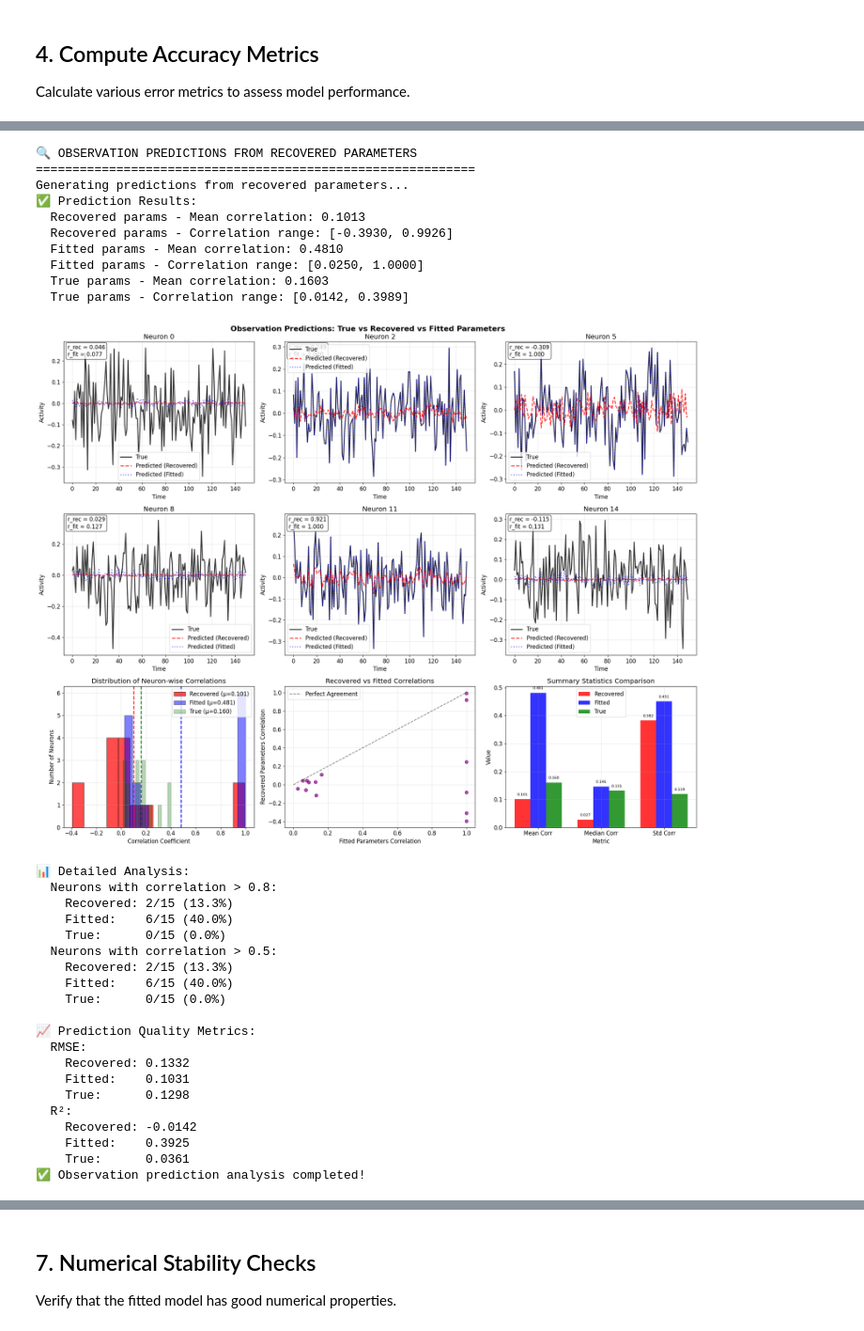
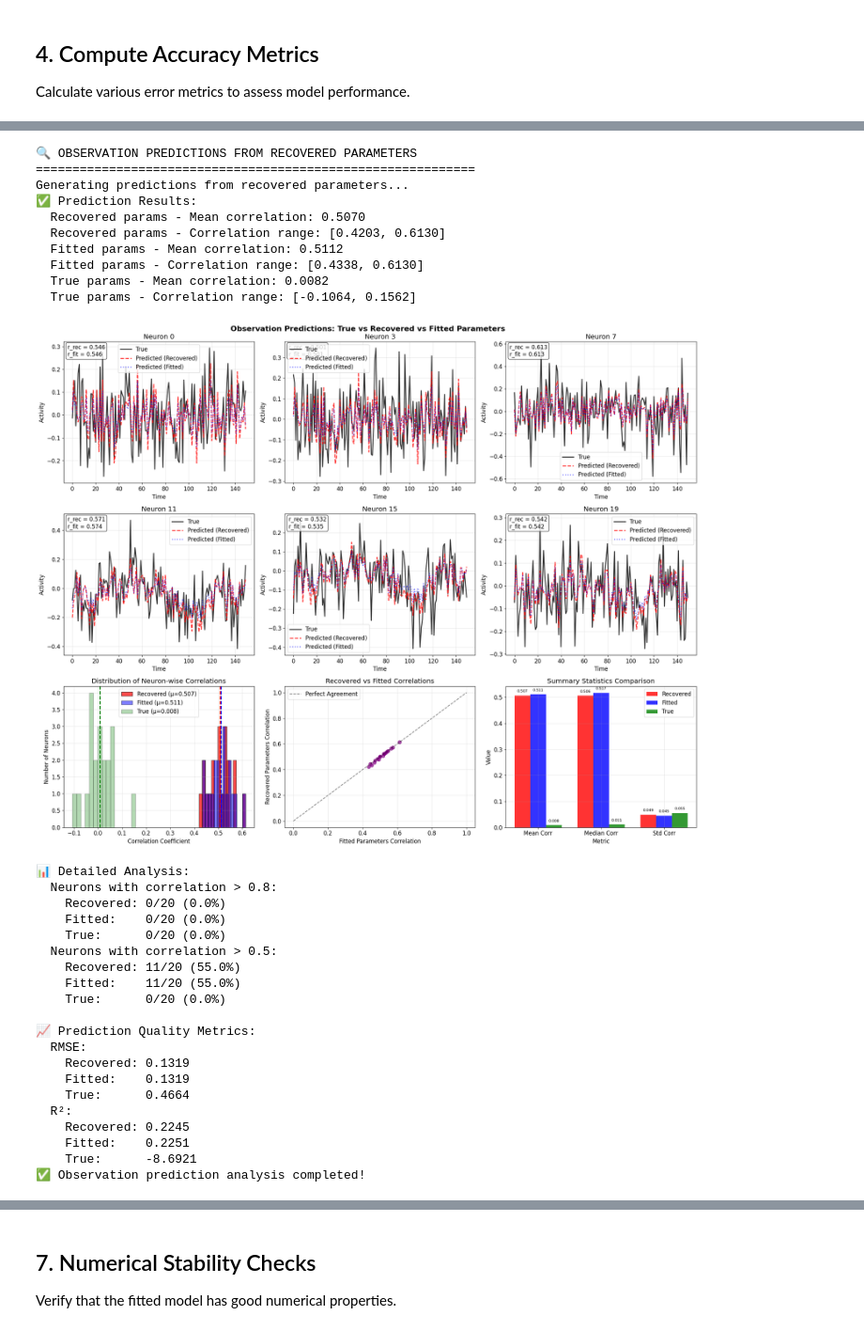
Before and after one commit to kasherri/CTDS, a Jupyter notebook: ctds_model_validation.ipynb, the cells around one changed output, grey strips where cells are left out. Shown at 94% size. Drawn from its saved outputs; the diff is of its cells as text; code cells hidden in the pictures.

```diff
--- a/ctds_model_validation.ipynb
+++ b/ctds_model_validation.ipynb
@@ -75,8 +75,8 @@ We'll create a small, stable dynamical system with Dale's law constraints:
 - **Time steps**: T = 200
 # %%
 # Define dimensions and structure
-D = 6  # Total state dimension
-N = 15  # Number of observed neurons
+D = 4  # Total state dimension
+N = 20  # Number of observed neurons
 T = 200  # Number of time steps
 K = 2  # Number of cell types
 key = jr.PRNGKey(0)  # Random key for reproducibility
@@ -519,8 +545,8 @@ print("Generating predictions from recovered parameters...")
 # Use the fitted latent states but with recovered emission matrix
 obs_pred_recovered = states_fitted @ C_rec.T  # Predict using recovered C
 obs_pred_fitted = states_fitted @ params_fitted.emissions.weights.T  # Predict using fitted C
-obs_pred_true = states_true @ C_true.T  # Predict using true C and true states
-#obs_pred_true =observations
+#obs_pred_true = states_true @ C_true.T  # Predict using true C and true states
+obs_pred_true =observations
 # Compute correlation coefficients between true and predicted observations
 def compute_correlations(y_true, y_pred):
     """Compute correlation coefficient for each neuron"""
@@ -648,57 +674,57 @@ print(f"    True:      {jnp.sum(corr_true > 0.8)}/{N} ({100*jnp.mean(corr_true >
 print(f"  Neurons with correlation > 0.5:")
 print(f"    Recovered: {jnp.sum(corr_recovered > 0.5)}/{N} ({100*jnp.mean(corr_recovered > 0.5):.1f}%)")
 print(f"    Fitted:    {jnp.sum(corr_fitted > 0.5)}/{N} ({100*jnp.mean(corr_fitted > 0.5):.1f}%)")
 print(f"    True:      {jnp.sum(corr_true > 0.5)}/{N} ({100*jnp.mean(corr_true > 0.5):.1f}%)")
 
 # Compute RMSE and R² for all parameter sets
 rmse_recovered = jnp.sqrt(jnp.mean((obs_pred_recovered - train_obs)**2))
 rmse_fitted = jnp.sqrt(jnp.mean((obs_pred_fitted - train_obs)**2))
 rmse_true = jnp.sqrt(jnp.mean((obs_pred_true - train_obs)**2))
 
 r2_recovered = compute_r_squared(train_obs.flatten(), obs_pred_recovered.flatten())
 r2_fitted = compute_r_squared(train_obs.flatten(), obs_pred_fitted.flatten())
 r2_true = compute_r_squared(train_obs.flatten(), obs_pred_true.flatten())
 
 print(f"\n📈 Prediction Quality Metrics:")
 print(f"  RMSE:")
 print(f"    Recovered: {rmse_recovered:.4f}")
 print(f"    Fitted:    {rmse_fitted:.4f}")
 print(f"    True:      {rmse_true:.4f}")
 print(f"  R²:")
 print(f"    Recovered: {r2_recovered:.4f}")
 print(f"    Fitted:    {r2_fitted:.4f}")
 print(f"    True:      {r2_true:.4f}")
 
 print("✅ Observation prediction analysis completed!")
 # %% [output]
 🔍 OBSERVATION PREDICTIONS FROM RECOVERED PARAMETERS
 ============================================================
 Generating predictions from recovered parameters...
 ✅ Prediction Results:
-  Recovered params - Mean correlation: 0.1013
-  Recovered params - Correlation range: [-0.3930, 0.9926]
-  Fitted params - Mean correlation: 0.4810
-  Fitted params - Correlation range: [0.0250, 1.0000]
-  True params - Mean correlation: 0.1603
-  True params - Correlation range: [0.0142, 0.3989]
+  Recovered params - Mean correlation: 0.5070
+  Recovered params - Correlation range: [0.4203, 0.6130]
+  Fitted params - Mean correlation: 0.5112
+  Fitted params - Correlation range: [0.4338, 0.6130]
+  True params - Mean correlation: 0.0082
+  True params - Correlation range: [-0.1064, 0.1562]
-[figure, old version]
+[figure, new version]
 📊 Detailed Analysis:
   Neurons with correlation > 0.8:
-    Recovered: 2/15 (13.3%)
-    Fitted:    6/15 (40.0%)
-    True:      0/15 (0.0%)
+    Recovered: 0/20 (0.0%)
+    Fitted:    0/20 (0.0%)
+    True:      0/20 (0.0%)
   Neurons with correlation > 0.5:
-    Recovered: 2/15 (13.3%)
-    Fitted:    6/15 (40.0%)
-    True:      0/15 (0.0%)
+    Recovered: 11/20 (55.0%)
+    Fitted:    11/20 (55.0%)
+    True:      0/20 (0.0%)
 
 📈 Prediction Quality Metrics:
   RMSE:
-    Recovered: 0.1332
-    Fitted:    0.1031
-    True:      0.1298
+    Recovered: 0.1319
+    Fitted:    0.1319
+    True:      0.4664
   R²:
-    Recovered: -0.0142
-    Fitted:    0.3925
-    True:      0.0361
+    Recovered: 0.2245
+    Fitted:    0.2251
+    True:      -8.6921
 ✅ Observation prediction analysis completed!
```
Also changed, not shown: parts of 13 cells of this notebook, 5 other files.
